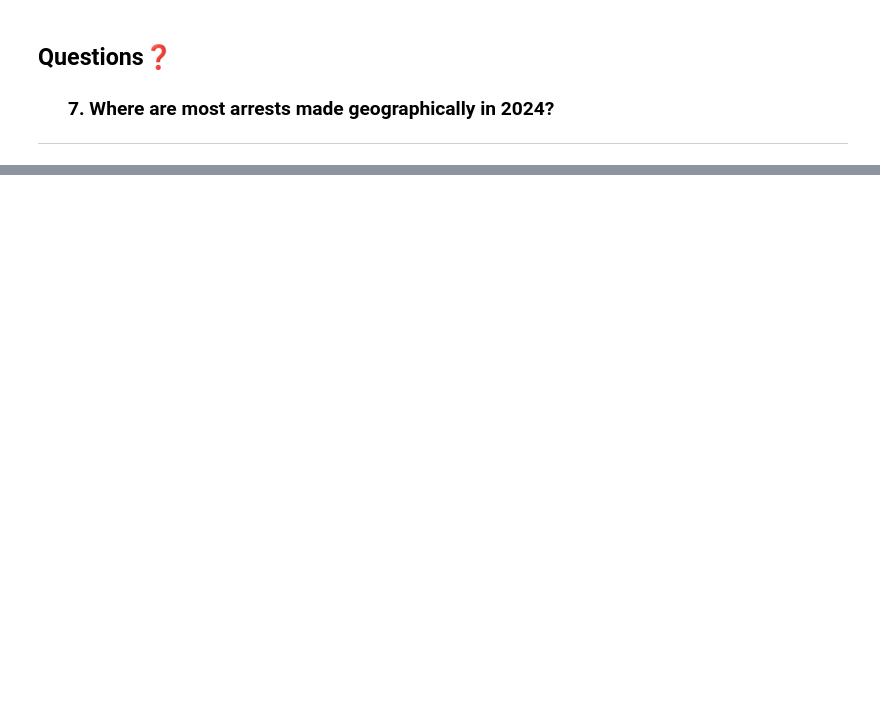
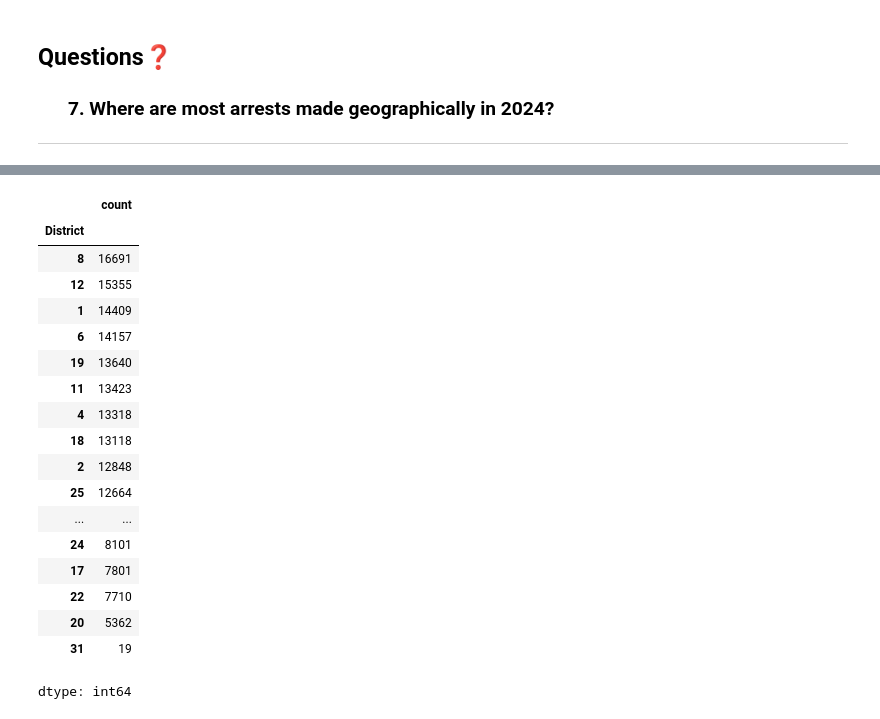
Before and after one commit to Jon-markus/ELEC03_DeVilla_HANDS_ON_MIDTERM, a Jupyter notebook: MidTerm Hands_On_De Villa.ipynb, the cells around one changed output, grey strips where cells are left out. Drawn from its saved outputs; the diff is of its cells as text; code cells hidden in the pictures; blank space fills up the shorter version.

```diff
--- a/MidTerm Hands_On_De Villa.ipynb
+++ b/MidTerm Hands_On_De Villa.ipynb
@@ -417,0 +497,22 @@ map_2024
+# %%
+chicago_crimes['District'].value_counts()
+# %% [output]
+|  | count |
+| District |  |
+| 8 | 16691 |
+| 12 | 15355 |
+| 1 | 14409 |
+| 6 | 14157 |
+| 19 | 13640 |
+| 11 | 13423 |
+| 4 | 13318 |
+| 18 | 13118 |
+| 2 | 12848 |
+| 25 | 12664 |
+| ... | ... |
+| 24 | 8101 |
+| 17 | 7801 |
+| 22 | 7710 |
+| 20 | 5362 |
+| 31 | 19 |
+dtype: int64
```
Also changed, not shown: parts of 11 cells of this notebook.
